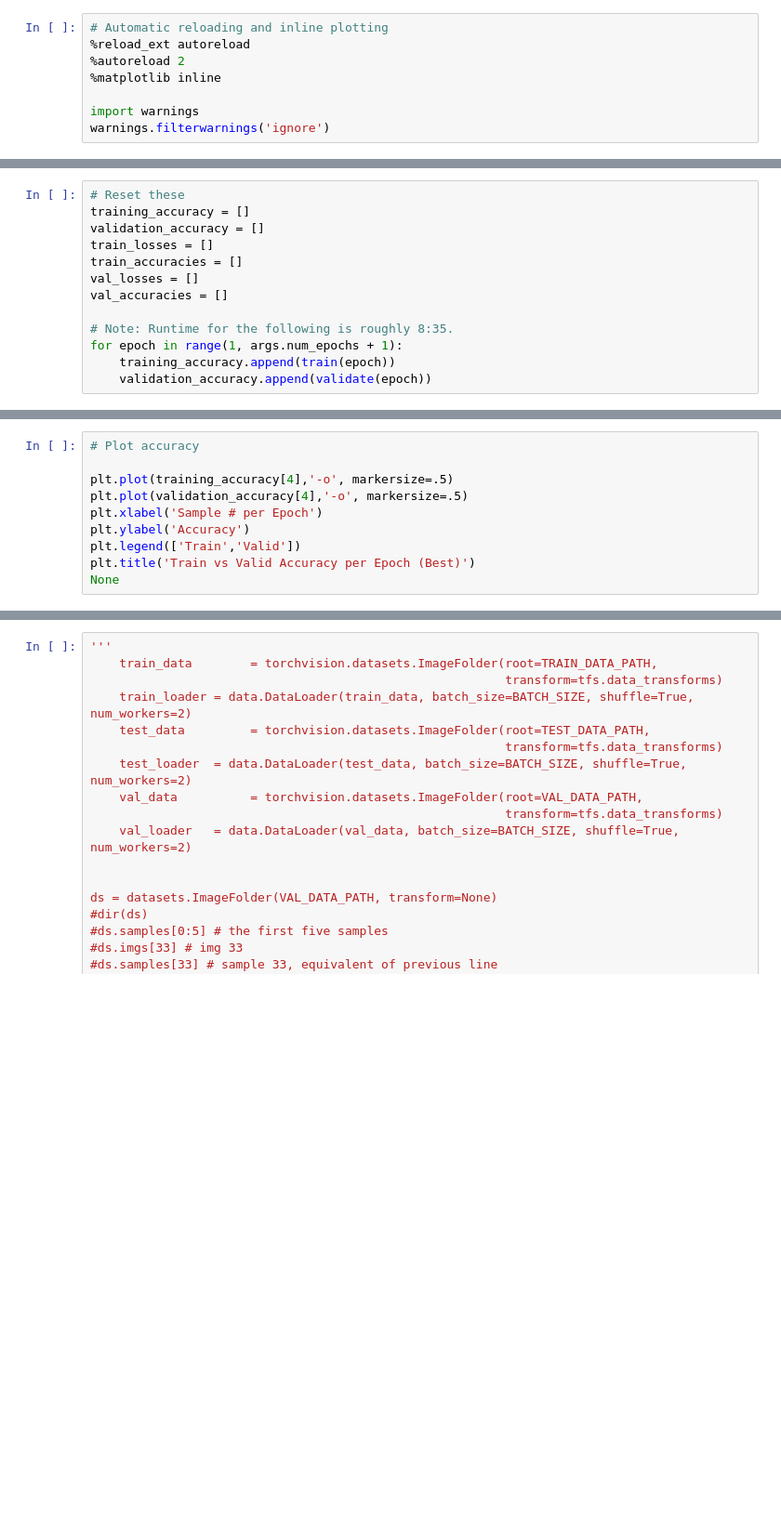
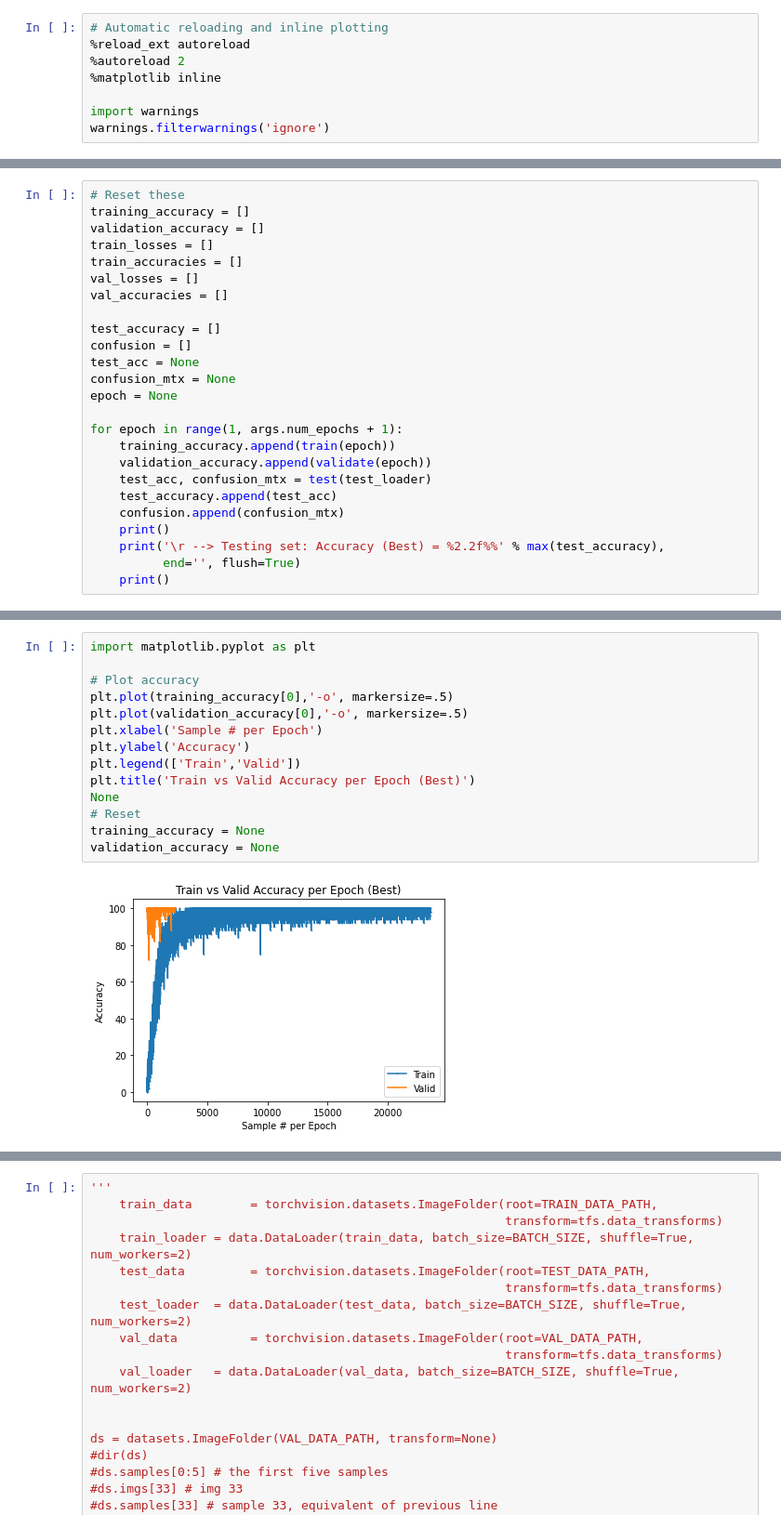
Before and after one commit to geraldmc/DL4CV-2022, a Jupyter notebook: project-I/main.ipynb, the cells around one changed output, grey strips where cells are left out. Shown: that part at 93% size. Cells and saved outputs as stored; diff of their text form; blank space fills up the shorter version.

```diff
--- a/project-I/main.ipynb
+++ b/project-I/main.ipynb
@@ -359,7 +599,19 @@ train_accuracies = []
 val_losses = []
 val_accuracies = []
 
-# Note: Runtime for the following is roughly 8:35.
+test_accuracy = []
+confusion = []
+test_acc = None
+confusion_mtx = None
+epoch = None
+
 for epoch in range(1, args.num_epochs + 1):
     training_accuracy.append(train(epoch))
     validation_accuracy.append(validate(epoch))
+    test_acc, confusion_mtx = test(test_loader)
+    test_accuracy.append(test_acc)
+    confusion.append(confusion_mtx)
+    print()
+    print('\r --> Testing set: Accuracy (Best) = %2.2f%%' % max(test_accuracy),
+          end='', flush=True)
+    print()
@@ -366,10 +636,16 @@ for epoch in range(1, args.num_epochs + 1):
 # %%
+import matplotlib.pyplot as plt
+
 # Plot accuracy
-
-plt.plot(training_accuracy[4],'-o', markersize=.5)
-plt.plot(validation_accuracy[4],'-o', markersize=.5)
+plt.plot(training_accuracy[0],'-o', markersize=.5)
+plt.plot(validation_accuracy[0],'-o', markersize=.5)
 plt.xlabel('Sample # per Epoch')
 plt.ylabel('Accuracy')
 plt.legend(['Train','Valid'])
 plt.title('Train vs Valid Accuracy per Epoch (Best)')
 None
+# Reset
+training_accuracy = None
+validation_accuracy = None
+# %% [output]
+[figure, added]
```
Also changed, not shown: parts of 26 cells of this notebook.
